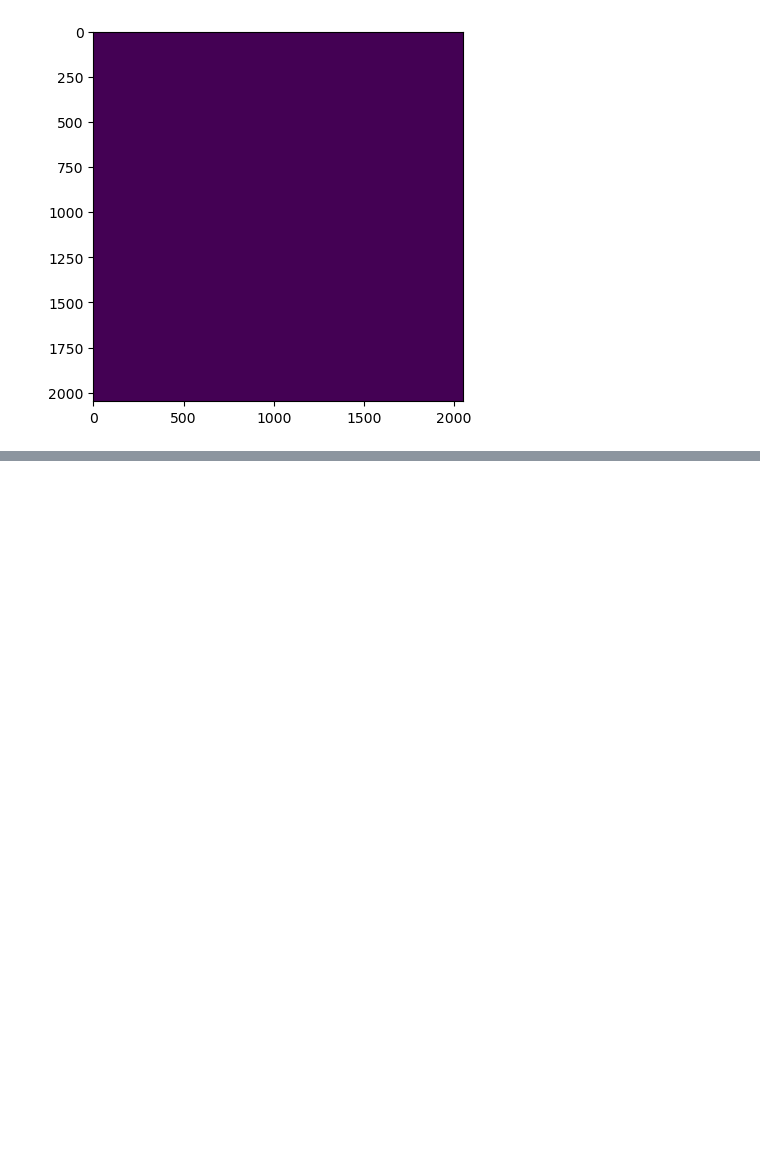
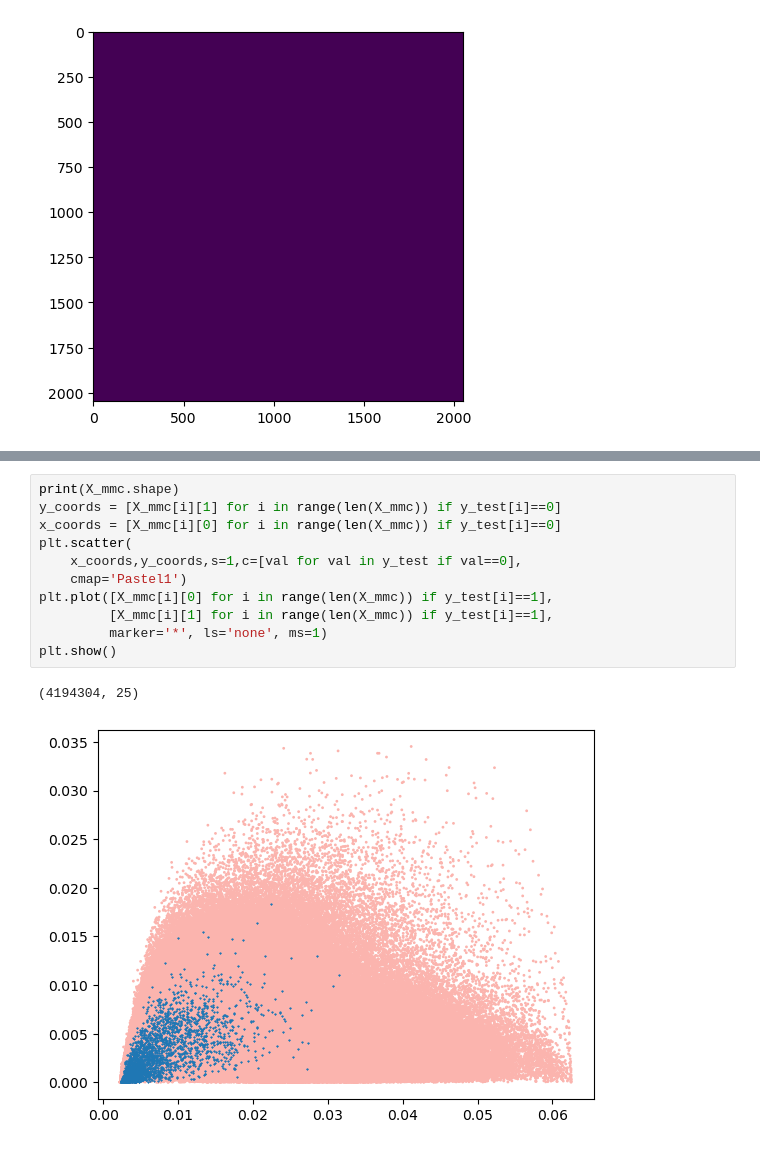
Before and after one commit to jblackwelder64/WEKA-XGBoost-Chromatin-Model, a Jupyter notebook: Main Notebook-Rip-HOG.ipynb, the cells around one changed output, grey strips where cells are left out. Cells and saved outputs as stored; diff of their text form; blank space fills up the shorter version.

```diff
--- a/Main Notebook-Rip-HOG.ipynb
+++ b/Main Notebook-Rip-HOG.ipynb
@@ -468,0 +568,14 @@ print(max(y_pred_2))
+# %%
+print(X_mmc.shape)
+y_coords = [X_mmc[i][1] for i in range(len(X_mmc)) if y_test[i]==0]
+x_coords = [X_mmc[i][0] for i in range(len(X_mmc)) if y_test[i]==0]
+plt.scatter(
+    x_coords,y_coords,s=1,c=[val for val in y_test if val==0],
+    cmap='Pastel1')
+plt.plot([X_mmc[i][0] for i in range(len(X_mmc)) if y_test[i]==1],
+         [X_mmc[i][1] for i in range(len(X_mmc)) if y_test[i]==1],
+         marker='*', ls='none', ms=1)
+plt.show()
+# %% [output]
+(4194304, 25)
+[figure, added]
```
Also changed, not shown: parts of 23 cells of this notebook, 2 other files.
